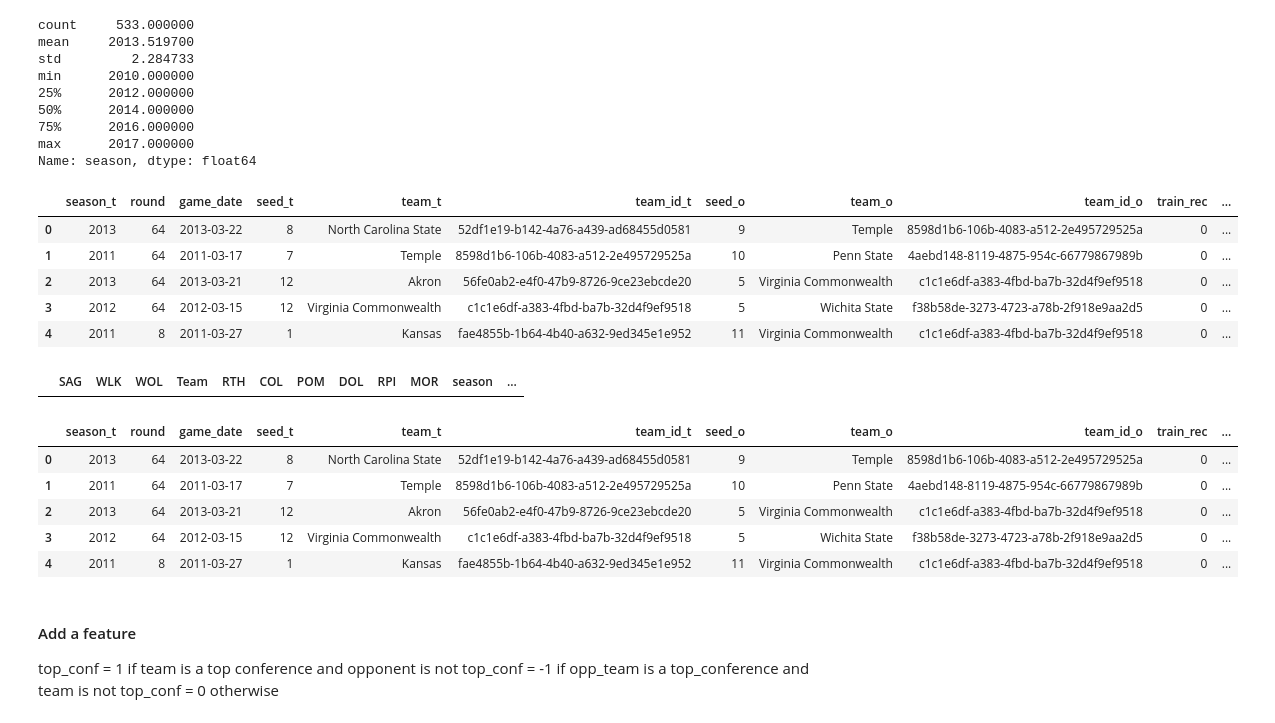
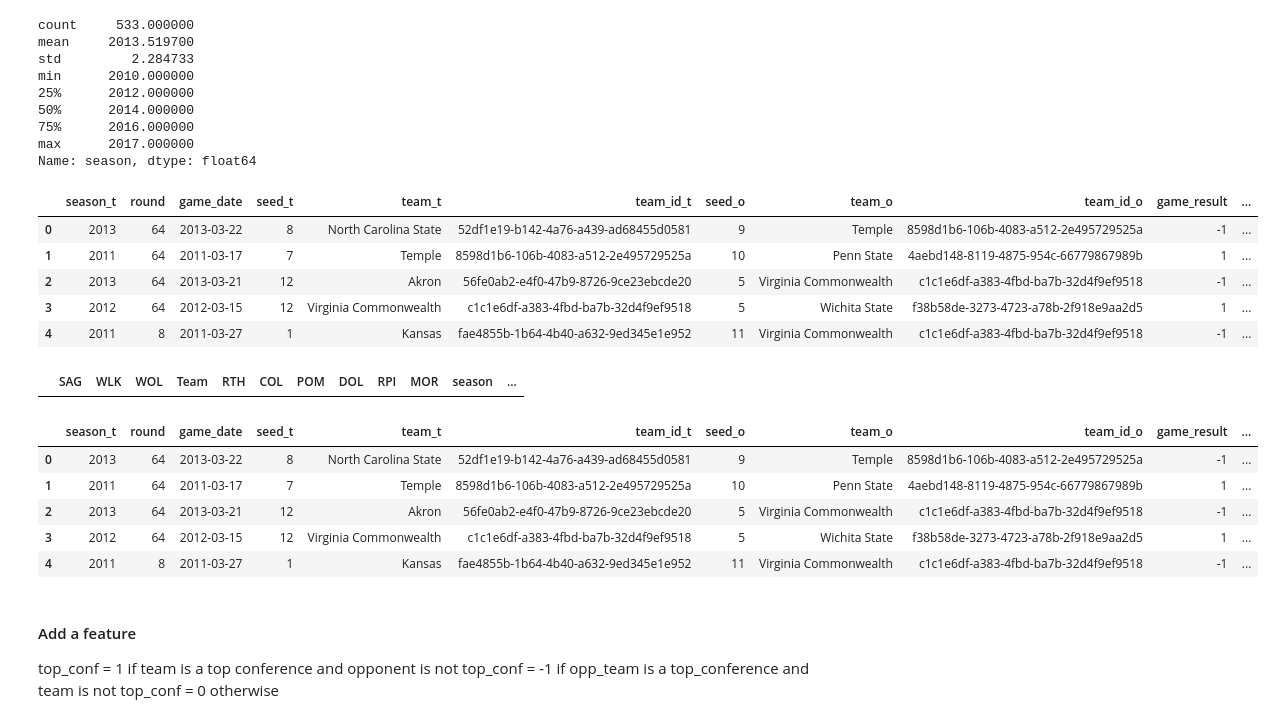
Before and after one commit to chipk215/ncaa_basketball, a Jupyter notebook: Models/Tournament_Model_RF_Delta.ipynb, the cells around one changed output. Cells and saved outputs as stored; diff of their text form; code cells hidden in the pictures.

```diff
--- a/Models/Tournament_Model_RF_Delta.ipynb
+++ b/Models/Tournament_Model_RF_Delta.ipynb
@@ -73,3 +73,6 @@ summary_data.dropna(inplace=True)
 print(summary_data.shape)
 # %% [output]
 (2772, 22)
+# %%
+summary_data.rename(str.lower, axis='columns', inplace=True)
+summary_data.head()
@@ -109,7 +119,7 @@ tourney_data.drop(columns=['days_from_epoch','day','num_ot','academic_year','win
                            'lose_alias','lose_code_ncaa','win_school_ncaa','win_code_ncaa','win_name','lose_name',
                            'win_pts','win_kaggle_team_id','lose_school_ncaa','lose_kaggle_team_id','lose_pts'],inplace=True)
 
-tourney_data['train_rec'] = 0
+
 tourney_data.info()
 # %% [output]
 <class 'pandas.core.frame.DataFrame'>
@@ -187,40 +194,40 @@ tourney_data['copy_team_id'] = tourney_data['team_id']
 tourney_data.loc[1::2,'team'] = tourney_data.loc[1::2,'opp_team']
 tourney_data.loc[1::2,'opp_team'] = tourney_data.loc[1::2,'copy_team']
 tourney_data.loc[1::2,'team_seed'] = tourney_data.loc[1::2,'opp_team_seed']
 tourney_data.loc[1::2,'opp_team_seed'] = tourney_data.loc[1::2,'copy_team_seed']
 tourney_data.loc[1::2,'team_id'] = tourney_data.loc[1::2,'opp_team_id']
 tourney_data.loc[1::2,'opp_team_id'] = tourney_data.loc[1::2,'copy_team_id']
 
 # flip the game result
 tourney_data.loc[1::2,'game_result'] = 0
 
 #drop the temporary columns
 tourney_data.drop(columns=['copy_team','copy_team_seed','copy_team_id'],inplace=True)
 tourney_data.rename(columns={"team_seed":"seed_t","opp_team_seed":"seed_o"}, inplace=True)
 
 tourney_data['Game Result'] = tourney_data.game_result.map({1:'Win', 0:'Lose'})
 tourney_data = tourney_data.merge(summary_data, left_on=['start_season','team_id'],
                                 right_on=['season', 'team_id'],how='left',suffixes=('','_y'))
 
 tourney_data.drop(columns=['season_y'],inplace=True)
 tourney_data = tourney_data.merge(summary_data, left_on=['start_season','opp_team_id'],
                                 right_on=['season', 'team_id'], how='left',suffixes=('_t','_o'))
 
-tourney_data.drop(columns=['School_t','School_o','Games_t','Games_o','team_id_o'],inplace=True)
+tourney_data.drop(columns=['school_t','school_o','games_t','games_o','team_id_o'],inplace=True)
 
 tourney_data = tourney_data.join(teams, on='team_id_t', how='left')
 tourney_data = tourney_data.join(teams, on='opp_team_id', how='left', lsuffix='_t', rsuffix='_o')
 tourney_data.rename(index=str,columns={'team':'team_t','opp_team':'team_o', 'opp_team_id':'team_id_o'},inplace=True)
 
 tourney_data['game_result'] = tourney_data.game_result.apply(utils.negate_loser)
 tourney_data.head()
 # %% [output]
-|  | season_t | round | game_date | seed_t | team_t | team_id_t | seed_o | team_o | team_id_o | train_rec | ... |
-| 0 | 2013 | 64 | 2013-03-22 | 8 | North Carolina State | 52df1e19-b142-4a76-a439-ad68455d0581 | 9 | Temple | 8598d1b6-106b-4083-a512-2e495729525a | 0 | ... |
-| 1 | 2011 | 64 | 2011-03-17 | 7 | Temple | 8598d1b6-106b-4083-a512-2e495729525a | 10 | Penn State | 4aebd148-8119-4875-954c-66779867989b | 0 | ... |
-| 2 | 2013 | 64 | 2013-03-21 | 12 | Akron | 56fe0ab2-e4f0-47b9-8726-9ce23ebcde20 | 5 | Virginia Commonwealth | c1c1e6df-a383-4fbd-ba7b-32d4f9ef9518 | 0 | ... |
-| 3 | 2012 | 64 | 2012-03-15 | 12 | Virginia Commonwealth | c1c1e6df-a383-4fbd-ba7b-32d4f9ef9518 | 5 | Wichita State | f38b58de-3273-4723-a78b-2f918e9aa2d5 | 0 | ... |
-| 4 | 2011 | 8 | 2011-03-27 | 1 | Kansas | fae4855b-1b64-4b40-a632-9ed345e1e952 | 11 | Virginia Commonwealth | c1c1e6df-a383-4fbd-ba7b-32d4f9ef9518 | 0 | ... |
+|  | season_t | round | game_date | seed_t | team_t | team_id_t | seed_o | team_o | team_id_o | game_result | ... |
+| 0 | 2013 | 64 | 2013-03-22 | 8 | North Carolina State | 52df1e19-b142-4a76-a439-ad68455d0581 | 9 | Temple | 8598d1b6-106b-4083-a512-2e495729525a | -1 | ... |
+| 1 | 2011 | 64 | 2011-03-17 | 7 | Temple | 8598d1b6-106b-4083-a512-2e495729525a | 10 | Penn State | 4aebd148-8119-4875-954c-66779867989b | 1 | ... |
+| 2 | 2013 | 64 | 2013-03-21 | 12 | Akron | 56fe0ab2-e4f0-47b9-8726-9ce23ebcde20 | 5 | Virginia Commonwealth | c1c1e6df-a383-4fbd-ba7b-32d4f9ef9518 | -1 | ... |
+| 3 | 2012 | 64 | 2012-03-15 | 12 | Virginia Commonwealth | c1c1e6df-a383-4fbd-ba7b-32d4f9ef9518 | 5 | Wichita State | f38b58de-3273-4723-a78b-2f918e9aa2d5 | 1 | ... |
+| 4 | 2011 | 8 | 2011-03-27 | 1 | Kansas | fae4855b-1b64-4b40-a632-9ed345e1e952 | 11 | Virginia Commonwealth | c1c1e6df-a383-4fbd-ba7b-32d4f9ef9518 | -1 | ... |
 # %%
 computer_rankings = pd.read_csv(Path( '../Data/massey_seasons_with_id.csv'))
 computer_rankings = computer_rankings[computer_rankings['season']>=2010]
@@ -236,14 +243,15 @@ tourney_comp_ratings = temp_merge.merge(computer_rankings,left_on=['season_t','t
                                 right_on=['season', 'kaggle_id'], how='left',suffixes=('_t','_o'))
 
 tourney_comp_ratings.drop(columns=['Team','season','win_pct','kaggle_id'],inplace=True)
+tourney_comp_ratings.rename(str.lower, axis='columns', inplace=True)
 tourney_comp_ratings.head()
 # %% [output]
-|  | season_t | round | game_date | seed_t | team_t | team_id_t | seed_o | team_o | team_id_o | train_rec | ... |
-| 0 | 2013 | 64 | 2013-03-22 | 8 | North Carolina State | 52df1e19-b142-4a76-a439-ad68455d0581 | 9 | Temple | 8598d1b6-106b-4083-a512-2e495729525a | 0 | ... |
-| 1 | 2011 | 64 | 2011-03-17 | 7 | Temple | 8598d1b6-106b-4083-a512-2e495729525a | 10 | Penn State | 4aebd148-8119-4875-954c-66779867989b | 0 | ... |
-| 2 | 2013 | 64 | 2013-03-21 | 12 | Akron | 56fe0ab2-e4f0-47b9-8726-9ce23ebcde20 | 5 | Virginia Commonwealth | c1c1e6df-a383-4fbd-ba7b-32d4f9ef9518 | 0 | ... |
-| 3 | 2012 | 64 | 2012-03-15 | 12 | Virginia Commonwealth | c1c1e6df-a383-4fbd-ba7b-32d4f9ef9518 | 5 | Wichita State | f38b58de-3273-4723-a78b-2f918e9aa2d5 | 0 | ... |
-| 4 | 2011 | 8 | 2011-03-27 | 1 | Kansas | fae4855b-1b64-4b40-a632-9ed345e1e952 | 11 | Virginia Commonwealth | c1c1e6df-a383-4fbd-ba7b-32d4f9ef9518 | 0 | ... |
+|  | season_t | round | game_date | seed_t | team_t | team_id_t | seed_o | team_o | team_id_o | game_result | ... |
+| 0 | 2013 | 64 | 2013-03-22 | 8 | North Carolina State | 52df1e19-b142-4a76-a439-ad68455d0581 | 9 | Temple | 8598d1b6-106b-4083-a512-2e495729525a | -1 | ... |
+| 1 | 2011 | 64 | 2011-03-17 | 7 | Temple | 8598d1b6-106b-4083-a512-2e495729525a | 10 | Penn State | 4aebd148-8119-4875-954c-66779867989b | 1 | ... |
+| 2 | 2013 | 64 | 2013-03-21 | 12 | Akron | 56fe0ab2-e4f0-47b9-8726-9ce23ebcde20 | 5 | Virginia Commonwealth | c1c1e6df-a383-4fbd-ba7b-32d4f9ef9518 | -1 | ... |
+| 3 | 2012 | 64 | 2012-03-15 | 12 | Virginia Commonwealth | c1c1e6df-a383-4fbd-ba7b-32d4f9ef9518 | 5 | Wichita State | f38b58de-3273-4723-a78b-2f918e9aa2d5 | 1 | ... |
+| 4 | 2011 | 8 | 2011-03-27 | 1 | Kansas | fae4855b-1b64-4b40-a632-9ed345e1e952 | 11 | Virginia Commonwealth | c1c1e6df-a383-4fbd-ba7b-32d4f9ef9518 | -1 | ... |
 # %% [markdown]
 #### Add a feature
 top_conf = 1 if team is a top conference and opponent is not
```
Also changed, not shown: parts of 32 cells of this notebook, 2 other files.
